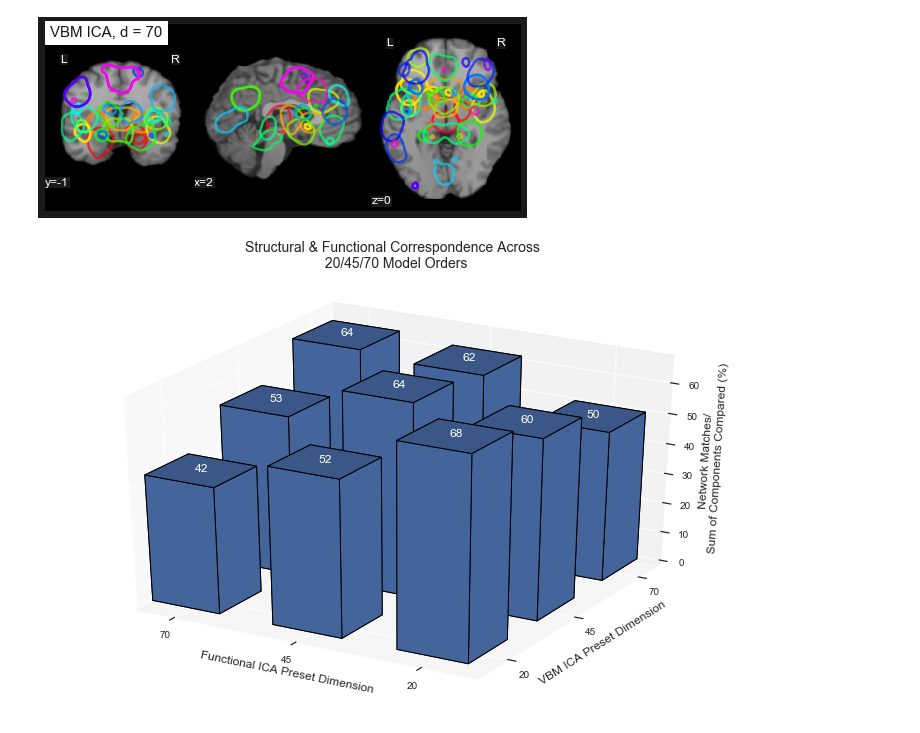
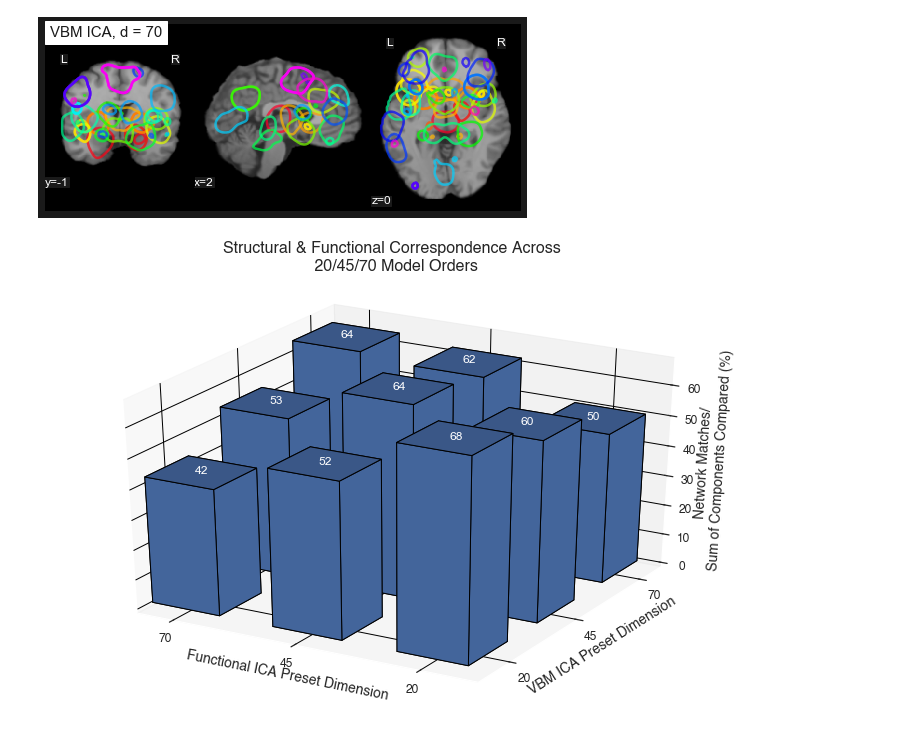
Before and after one commit to tvanasse/brainmap_structure_function_2020, a Jupyter notebook: img_correlation_testing.ipynb, the cells around one changed output. Saved outputs shown, nothing was run; the diff lists cells and outputs as text; code cells hidden in the pictures.

```diff
--- a/img_correlation_testing.ipynb
+++ b/img_correlation_testing.ipynb
@@ -426,6 +431,16 @@ import numpy as np
 import matplotlib.pyplot as plt
 # This import registers the 3D projection, but is otherwise unused.
 from mpl_toolkits.mplot3d import Axes3D  # noqa: F401 unused import
+
+import pylab as pl
+
+from matplotlib import rc
+import matplotlib as mpl
+# mpl.rcParams.update(mpl.rcParamsDefault)
+
+plt.rcParams['ps.useafm'] = True
+rc('font',**{'family':'sans-serif','sans-serif':["Times New Roman"]})
+plt.rcParams["font.family"] = "Helvetica"
 
 
 # setup the figure and axes
@@ -447,40 +462,41 @@ width = depth = 14
 
 
 ax.set_title('Structural & Functional Correspondence Across \n 20/45/70 Model Orders',
-            fontsize=14)
+            fontsize=16)
 
 sns.set(font_scale=1)
 
 plt.xticks([20,45,70])
 plt.yticks([20,45,70])
 
 ax.bar3d(x, y, bottom, width, depth, top, shade=True, edgecolor='black')
 
 ax.set_xlim(76, 10)
 ax.set_ylim(10,77)
 ax.set_facecolor("white")
 
 
-ax.set_zlabel('Network Matches/ \n Sum of Components Compared (%)', fontsize = 12)
-plt.xlabel("Functional ICA Preset Dimension", fontsize = 12)
-plt.ylabel("VBM ICA Preset Dimension", fontsize = 12)
+ax.set_zlabel('Network Matches/ \n Sum of Components Compared (%)', fontsize = 14)
+plt.xlabel("Functional ICA Preset Dimension", fontsize = 14)
+plt.ylabel("VBM ICA Preset Dimension", fontsize = 14)
 
 plt.rcParams['grid.color'] = "black"
 
-ax.zaxis.set_tick_params(labelsize=10)
-ax.yaxis.set_tick_params(labelsize=10)
-ax.xaxis.set_tick_params(labelsize=10)
+
+ax.zaxis.set_tick_params(labelsize=12)
+ax.yaxis.set_tick_params(labelsize=12)
+ax.xaxis.set_tick_params(labelsize=12)
 
 # Note that z and y-axis are swapped in the plot.
 for x_,y_,z_ in zip(x,y,top):
     ax.text(x_+7,y_+5,z_,'%2.0f'%z_, horizontalalignment='left', verticalalignment='bottom',color="white")
 
 
 
 plt.subplots_adjust(top=0.88)
 
-plt.savefig('figures/figure_5.png',dpi=300)
+plt.savefig('figures/figure_5.png',dpi=600)
 
 plt.show()
 # %% [output]
-[figure, old version]
+[figure, new version]
```
Also changed, not shown: parts of 4 cells of this notebook, 13 other files.
